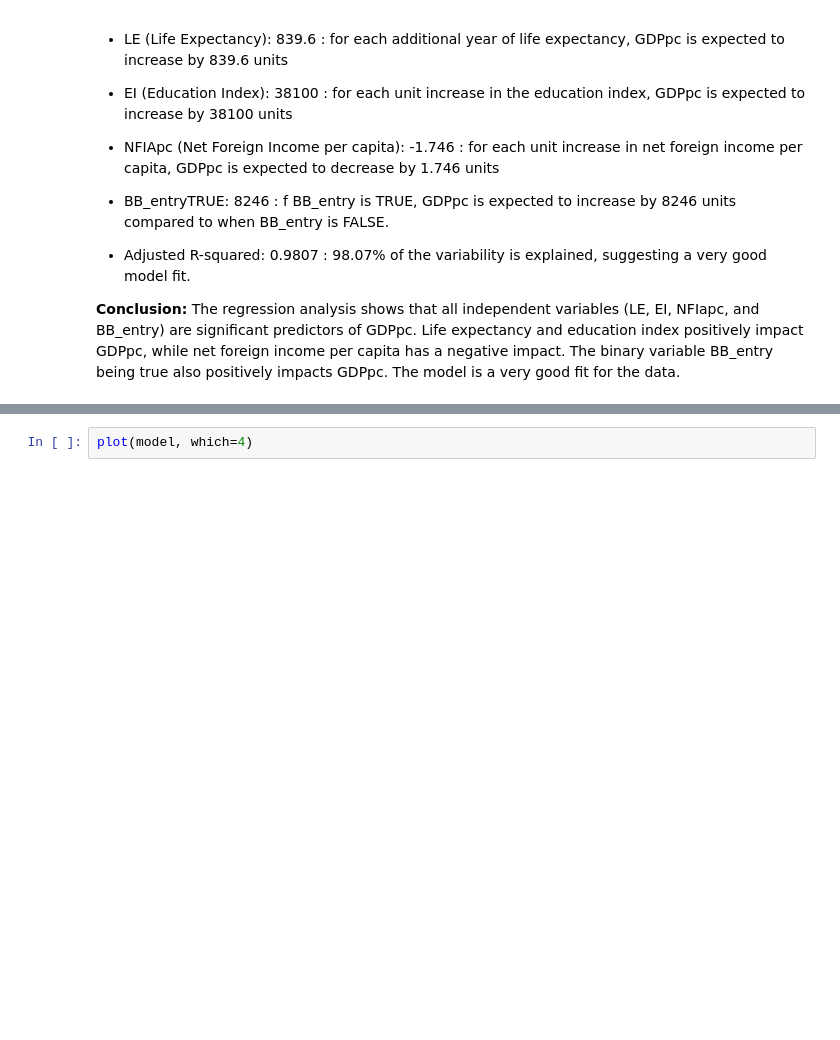
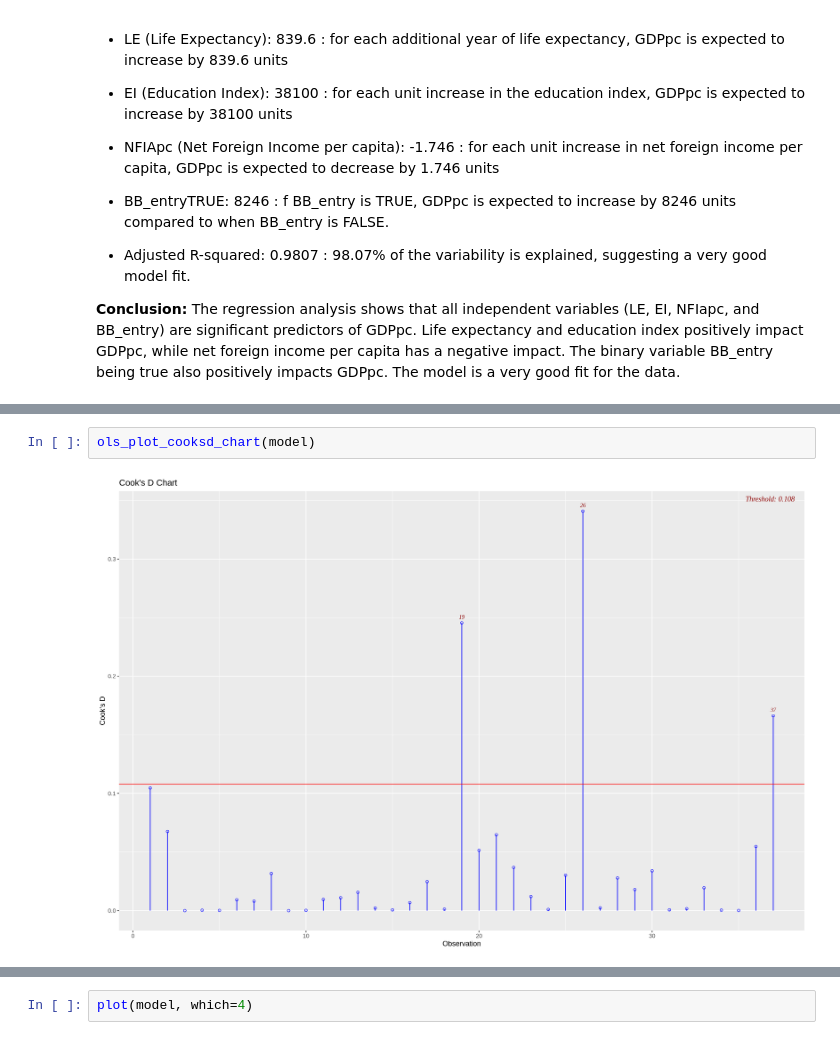
Before and after one commit to nickobard/eurostat-datasets-analysis, a Jupyter notebook: sem-3/semestral-work.ipynb, the cells around one changed output, grey strips where cells are left out. Drawn from its saved outputs; the diff is of its cells as text; blank space fills up the shorter version.

```diff
--- a/sem-3/semestral-work.ipynb
+++ b/sem-3/semestral-work.ipynb
@@ -420,0 +473,4 @@ Now, let's see how the model with all the regressors affects the target variable
+# %%
+ols_plot_cooksd_chart(model)
+# %% [output]
+[figure, added]
```
Also changed, not shown: parts of 13 cells of this notebook.
